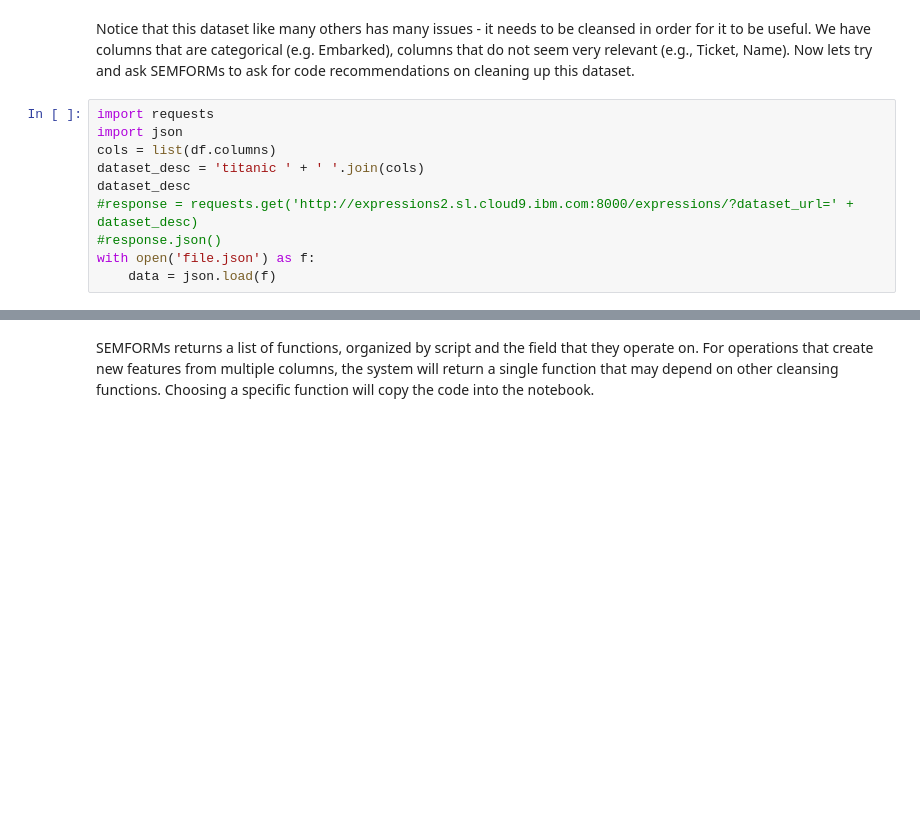
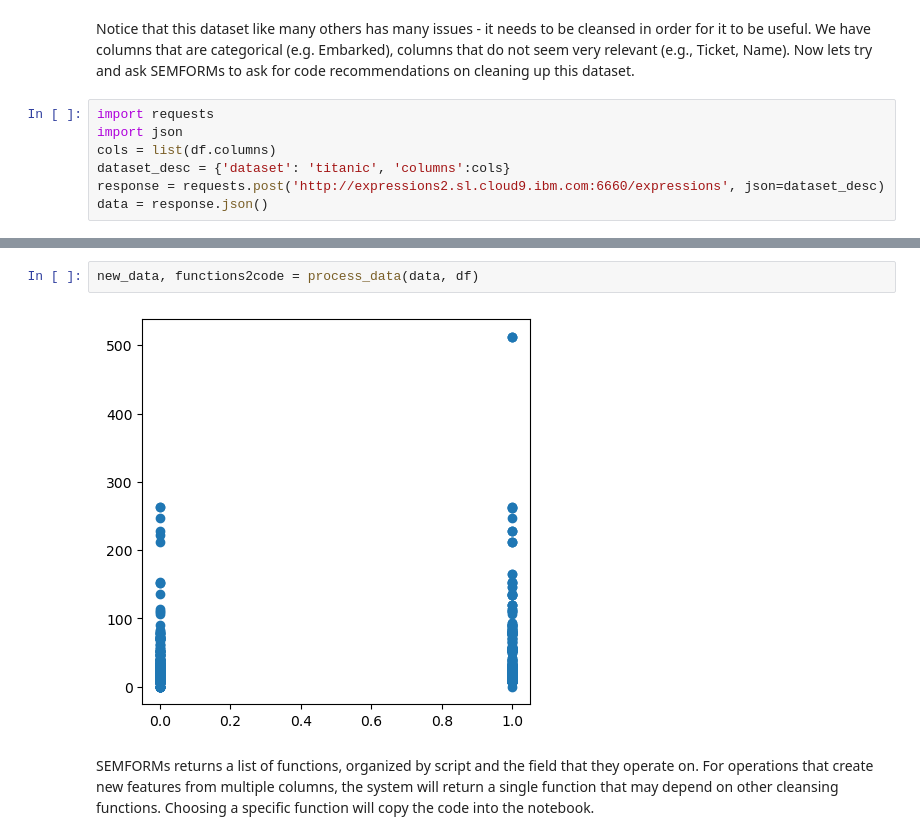
Before and after one commit to wala/graph4code, a Jupyter notebook: semForms/ExampleCleansing.ipynb, the cells around one changed output, grey strips where cells are left out. Cells and saved outputs as stored; diff of their text form; blank space fills up the shorter version.

```diff
--- a/semForms/ExampleCleansing.ipynb
+++ b/semForms/ExampleCleansing.ipynb
@@ -60,9 +60,6 @@ Notice that this dataset like many others has many issues - it needs to be clean
 import requests
 import json
 cols = list(df.columns)
-dataset_desc = 'titanic ' + ' '.join(cols)
-dataset_desc
-#response = requests.get('http://expressions2.sl.cloud9.ibm.com:8000/expressions/?dataset_url=' + dataset_desc)
-#response.json()
-with open('file.json') as f:
-    data = json.load(f)
+dataset_desc = {'dataset': 'titanic', 'columns':cols}
+response = requests.post('http://expressions2.sl.cloud9.ibm.com:6660/expressions', json=dataset_desc)
+data = response.json()
@@ -69,3 +143,7 @@ with open('file.json') as f:
+# %%
+new_data, functions2code = process_data(data, df)
+# %% [output]
+[figure, added]
 # %% [markdown]
 SEMFORMs returns a list of functions, organized by script and the field that they operate on.  For operations that create new features from multiple columns, the system will return a single function that may depend on other cleansing functions.  Choosing a specific function will copy the code into the notebook.
 # %%
```
Also changed, not shown: parts of 2 cells of this notebook.
